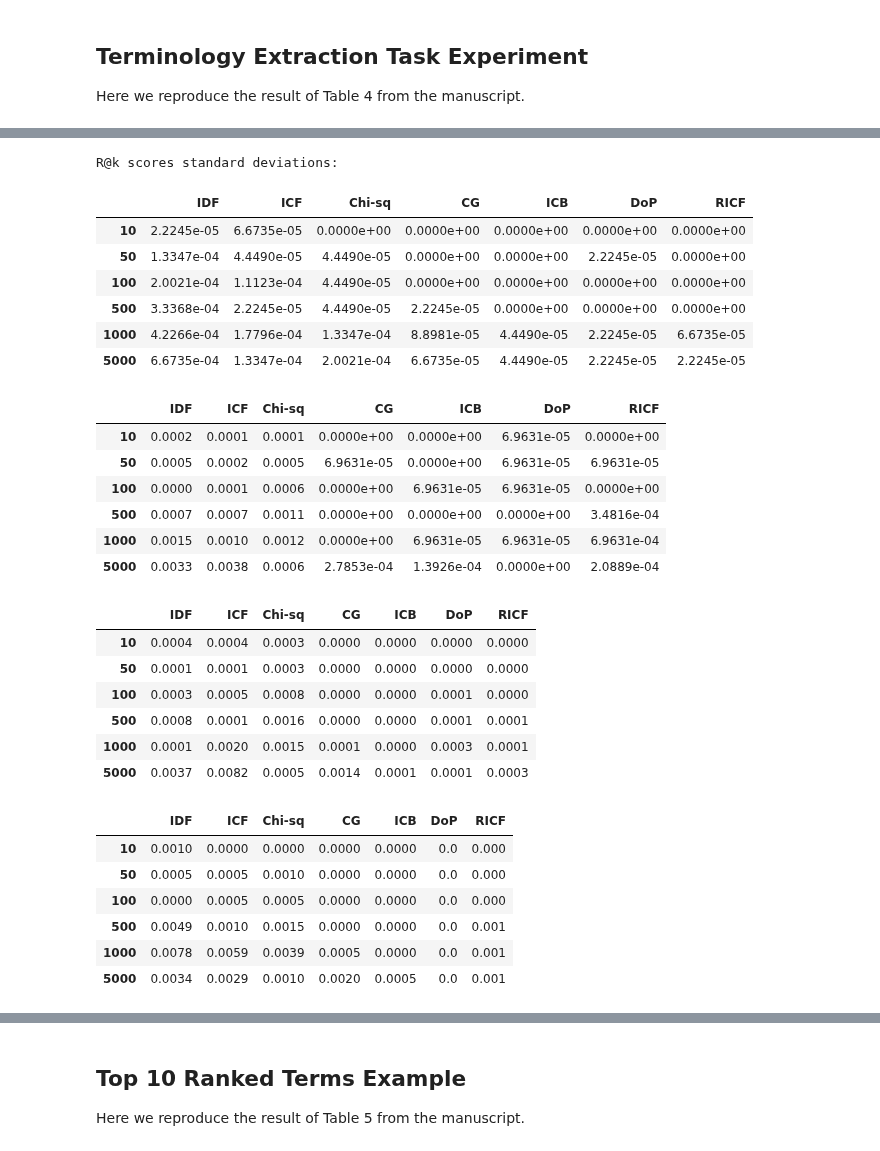
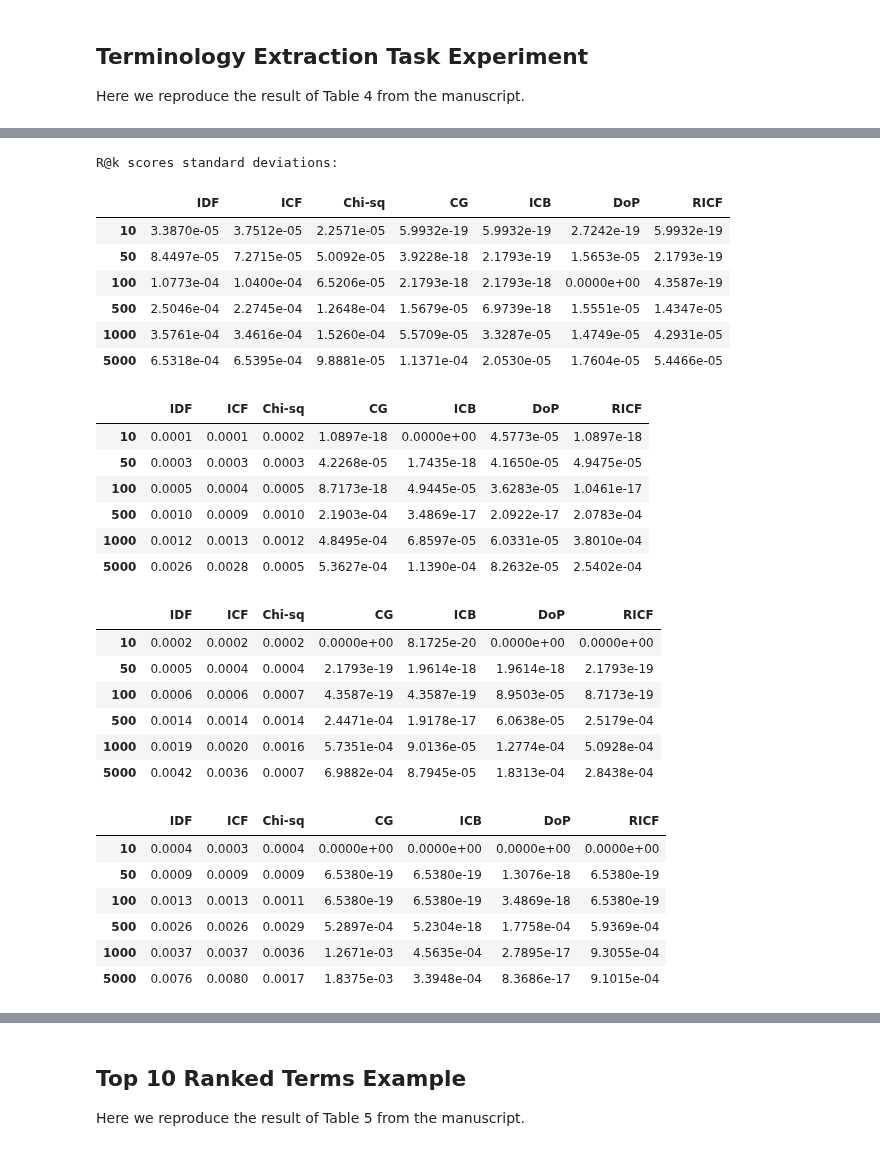
Before and after one commit to Sheridan-Stable/bursty-term-measure, a Jupyter notebook: genia/3-tables/tables.ipynb, the cells around one changed output, grey strips where cells are left out. Cells and saved outputs as stored; diff of their text form; code cells hidden in the pictures.

```diff
--- a/genia/3-tables/tables.ipynb
+++ b/genia/3-tables/tables.ipynb
@@ -413,17 +413,16 @@ categories = {
     'cell': cell,
     'other': other}
 
-# R = 100
-R = 2 # For testing purposes; change back to 100 for final results
+R = 100
+# R = 2 # For testing purposes; change back to 100 for final results
 for r in tqdm(range(R)):
+    print('r =', r)
     pk_scores = []
     rk_scores = []
     fk_scores = []
     sorted_measures = resort(term_scores_df)
 
     for category, lex_units in categories.items():
-        #print('category =', category)
-        #print('#lex units =', len(lex_units))
         pk = calc_pk(lex_units, sorted_measures, k_values)
         pk_scores.append(pk)
         rk = calc_rk(lex_units, sorted_measures, k_values)
@@ -435,5 +434,4 @@ for r in tqdm(range(R)):
     all_rk_scores.append(rk_scores)
     all_fk_scores.append(fk_scores)
     all_rbo_scores.append(rbo_scores)
-print("Done")
 # %% [output]
@@ -585 +593,19 @@ P@k scores standard deviations:
+# %%
+# Calculate mean R@k scores and write to CSV
+all_rk_scores_means = calc_score_means(all_rk_scores)
+pd.DataFrame(all_rk_scores_means[0]).to_csv('table-4/table-4-all-rk-means.csv', index=False)
+pd.DataFrame(all_rk_scores_means[1]).to_csv('table-4/table-4-amino_acid-rk-means.csv', index=False)
+pd.DataFrame(all_rk_scores_means[2]).to_csv('table-4/table-4-nucleotide-rk-means.csv', index=False)
+pd.DataFrame(all_rk_scores_means[3]).to_csv('table-4/table-4-multicell-rk-means.csv', index=False)
+pd.DataFrame(all_rk_scores_means[4]).to_csv('table-4/table-4-cell-rk-means.csv', index=False)
+pd.DataFrame(all_rk_scores_means[5]).to_csv('table-4/table-4-other-rk-means.csv', index=False)
+
+# Calculate standard deviations for R@k scores and write to CSV
+all_rk_scores_sds = calc_score_sds(all_rk_scores)
+pd.DataFrame(all_rk_scores_sds[0]).to_csv('table-4/table-4-all-rk-sds.csv', index=False)
+pd.DataFrame(all_rk_scores_sds[1]).to_csv('table-4/table-4-amino_acid-rk-sds.csv', index=False)
+pd.DataFrame(all_rk_scores_sds[2]).to_csv('table-4/table-4-nucleotide-rk-sds.csv', index=False)
+pd.DataFrame(all_rk_scores_sds[3]).to_csv('table-4/table-4-multicell-rk-sds.csv', index=False)
+pd.DataFrame(all_rk_scores_sds[4]).to_csv('table-4/table-4-cell-rk-sds.csv', index=False)
+pd.DataFrame(all_rk_scores_sds[5]).to_csv('table-4/table-4-other-rk-sds.csv', index=False)
 # %%
@@ -640,42 +665,41 @@ Mean R@k scores:
 # %%
-# Calculate standard deviation of R@k scores and display to console
-all_rk_scores_sds = calculate_sds(all_rk_scores)
+# Display standard deviation of R@k scores to console
 print("R@k scores standard deviations:")
 with pd.option_context('display.precision', 4):
     display(all_rk_scores_sds[0])
     display(all_rk_scores_sds[1])
     display(all_rk_scores_sds[2])
     display(all_rk_scores_sds[3])
     display(all_rk_scores_sds[4])
     display(all_rk_scores_sds[5])
 # %% [output]
 R@k scores standard deviations:
 |  | IDF | ICF | Chi-sq | CG | ICB | DoP | RICF |
-| 10 | 2.2245e-05 | 6.6735e-05 | 0.0000e+00 | 0.0000e+00 | 0.0000e+00 | 0.0000e+00 | 0.0000e+00 |
-| 50 | 1.3347e-04 | 4.4490e-05 | 4.4490e-05 | 0.0000e+00 | 0.0000e+00 | 2.2245e-05 | 0.0000e+00 |
-| 100 | 2.0021e-04 | 1.1123e-04 | 4.4490e-05 | 0.0000e+00 | 0.0000e+00 | 0.0000e+00 | 0.0000e+00 |
-| 500 | 3.3368e-04 | 2.2245e-05 | 4.4490e-05 | 2.2245e-05 | 0.0000e+00 | 0.0000e+00 | 0.0000e+00 |
-| 1000 | 4.2266e-04 | 1.7796e-04 | 1.3347e-04 | 8.8981e-05 | 4.4490e-05 | 2.2245e-05 | 6.6735e-05 |
-| 5000 | 6.6735e-04 | 1.3347e-04 | 2.0021e-04 | 6.6735e-05 | 4.4490e-05 | 2.2245e-05 | 2.2245e-05 |
+| 10 | 3.3870e-05 | 3.7512e-05 | 2.2571e-05 | 5.9932e-19 | 5.9932e-19 | 2.7242e-19 | 5.9932e-19 |
+| 50 | 8.4497e-05 | 7.2715e-05 | 5.0092e-05 | 3.9228e-18 | 2.1793e-19 | 1.5653e-05 | 2.1793e-19 |
+| 100 | 1.0773e-04 | 1.0400e-04 | 6.5206e-05 | 2.1793e-18 | 2.1793e-18 | 0.0000e+00 | 4.3587e-19 |
+| 500 | 2.5046e-04 | 2.2745e-04 | 1.2648e-04 | 1.5679e-05 | 6.9739e-18 | 1.5551e-05 | 1.4347e-05 |
+| 1000 | 3.5761e-04 | 3.4616e-04 | 1.5260e-04 | 5.5709e-05 | 3.3287e-05 | 1.4749e-05 | 4.2931e-05 |
+| 5000 | 6.5318e-04 | 6.5395e-04 | 9.8881e-05 | 1.1371e-04 | 2.0530e-05 | 1.7604e-05 | 5.4466e-05 |
 |  | IDF | ICF | Chi-sq | CG | ICB | DoP | RICF |
-| 10 | 0.0002 | 0.0001 | 0.0001 | 0.0000e+00 | 0.0000e+00 | 6.9631e-05 | 0.0000e+00 |
-| 50 | 0.0005 | 0.0002 | 0.0005 | 6.9631e-05 | 0.0000e+00 | 6.9631e-05 | 6.9631e-05 |
-| 100 | 0.0000 | 0.0001 | 0.0006 | 0.0000e+00 | 6.9631e-05 | 6.9631e-05 | 0.0000e+00 |
-| 500 | 0.0007 | 0.0007 | 0.0011 | 0.0000e+00 | 0.0000e+00 | 0.0000e+00 | 3.4816e-04 |
-| 1000 | 0.0015 | 0.0010 | 0.0012 | 0.0000e+00 | 6.9631e-05 | 6.9631e-05 | 6.9631e-04 |
-| 5000 | 0.0033 | 0.0038 | 0.0006 | 2.7853e-04 | 1.3926e-04 | 0.0000e+00 | 2.0889e-04 |
+| 10 | 0.0001 | 0.0001 | 0.0002 | 1.0897e-18 | 0.0000e+00 | 4.5773e-05 | 1.0897e-18 |
+| 50 | 0.0003 | 0.0003 | 0.0003 | 4.2268e-05 | 1.7435e-18 | 4.1650e-05 | 4.9475e-05 |
+| 100 | 0.0005 | 0.0004 | 0.0005 | 8.7173e-18 | 4.9445e-05 | 3.6283e-05 | 1.0461e-17 |
+| 500 | 0.0010 | 0.0009 | 0.0010 | 2.1903e-04 | 3.4869e-17 | 2.0922e-17 | 2.0783e-04 |
+| 1000 | 0.0012 | 0.0013 | 0.0012 | 4.8495e-04 | 6.8597e-05 | 6.0331e-05 | 3.8010e-04 |
+| 5000 | 0.0026 | 0.0028 | 0.0005 | 5.3627e-04 | 1.1390e-04 | 8.2632e-05 | 2.5402e-04 |
 |  | IDF | ICF | Chi-sq | CG | ICB | DoP | RICF |
-| 10 | 0.0004 | 0.0004 | 0.0003 | 0.0000 | 0.0000 | 0.0000 | 0.0000 |
-| 50 | 0.0001 | 0.0001 | 0.0003 | 0.0000 | 0.0000 | 0.0000 | 0.0000 |
-| 100 | 0.0003 | 0.0005 | 0.0008 | 0.0000 | 0.0000 | 0.0001 | 0.0000 |
-| 500 | 0.0008 | 0.0001 | 0.0016 | 0.0000 | 0.0000 | 0.0001 | 0.0001 |
-| 1000 | 0.0001 | 0.0020 | 0.0015 | 0.0001 | 0.0000 | 0.0003 | 0.0001 |
-| 5000 | 0.0037 | 0.0082 | 0.0005 | 0.0014 | 0.0001 | 0.0001 | 0.0003 |
+| 10 | 0.0002 | 0.0002 | 0.0002 | 0.0000e+00 | 8.1725e-20 | 0.0000e+00 | 0.0000e+00 |
+| 50 | 0.0005 | 0.0004 | 0.0004 | 2.1793e-19 | 1.9614e-18 | 1.9614e-18 | 2.1793e-19 |
+| 100 | 0.0006 | 0.0006 | 0.0007 | 4.3587e-19 | 4.3587e-19 | 8.9503e-05 | 8.7173e-19 |
+| 500 | 0.0014 | 0.0014 | 0.0014 | 2.4471e-04 | 1.9178e-17 | 6.0638e-05 | 2.5179e-04 |
+| 1000 | 0.0019 | 0.0020 | 0.0016 | 5.7351e-04 | 9.0136e-05 | 1.2774e-04 | 5.0928e-04 |
+| 5000 | 0.0042 | 0.0036 | 0.0007 | 6.9882e-04 | 8.7945e-05 | 1.8313e-04 | 2.8438e-04 |
 |  | IDF | ICF | Chi-sq | CG | ICB | DoP | RICF |
-| 10 | 0.0010 | 0.0000 | 0.0000 | 0.0000 | 0.0000 | 0.0 | 0.000 |
-| 50 | 0.0005 | 0.0005 | 0.0010 | 0.0000 | 0.0000 | 0.0 | 0.000 |
-| 100 | 0.0000 | 0.0005 | 0.0005 | 0.0000 | 0.0000 | 0.0 | 0.000 |
-| 500 | 0.0049 | 0.0010 | 0.0015 | 0.0000 | 0.0000 | 0.0 | 0.001 |
-| 1000 | 0.0078 | 0.0059 | 0.0039 | 0.0005 | 0.0000 | 0.0 | 0.001 |
-| 5000 | 0.0034 | 0.0029 | 0.0010 | 0.0020 | 0.0005 | 0.0 | 0.001 |
+| 10 | 0.0004 | 0.0003 | 0.0004 | 0.0000e+00 | 0.0000e+00 | 0.0000e+00 | 0.0000e+00 |
+| 50 | 0.0009 | 0.0009 | 0.0009 | 6.5380e-19 | 6.5380e-19 | 1.3076e-18 | 6.5380e-19 |
+| 100 | 0.0013 | 0.0013 | 0.0011 | 6.5380e-19 | 6.5380e-19 | 3.4869e-18 | 6.5380e-19 |
+| 500 | 0.0026 | 0.0026 | 0.0029 | 5.2897e-04 | 5.2304e-18 | 1.7758e-04 | 5.9369e-04 |
+| 1000 | 0.0037 | 0.0037 | 0.0036 | 1.2671e-03 | 4.5635e-04 | 2.7895e-17 | 9.3055e-04 |
+| 5000 | 0.0076 | 0.0080 | 0.0017 | 1.8375e-03 | 3.3948e-04 | 8.3686e-17 | 9.1015e-04 |
 |  | IDF | ICF | Chi-sq | CG | ICB | DoP | RICF |
```
Also changed, not shown: parts of 10 cells of this notebook.
